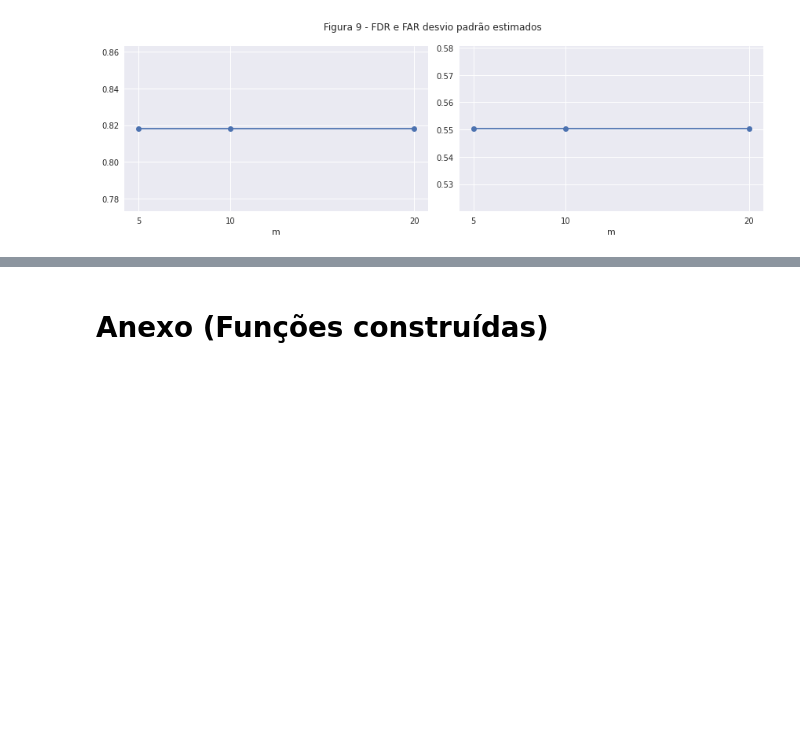
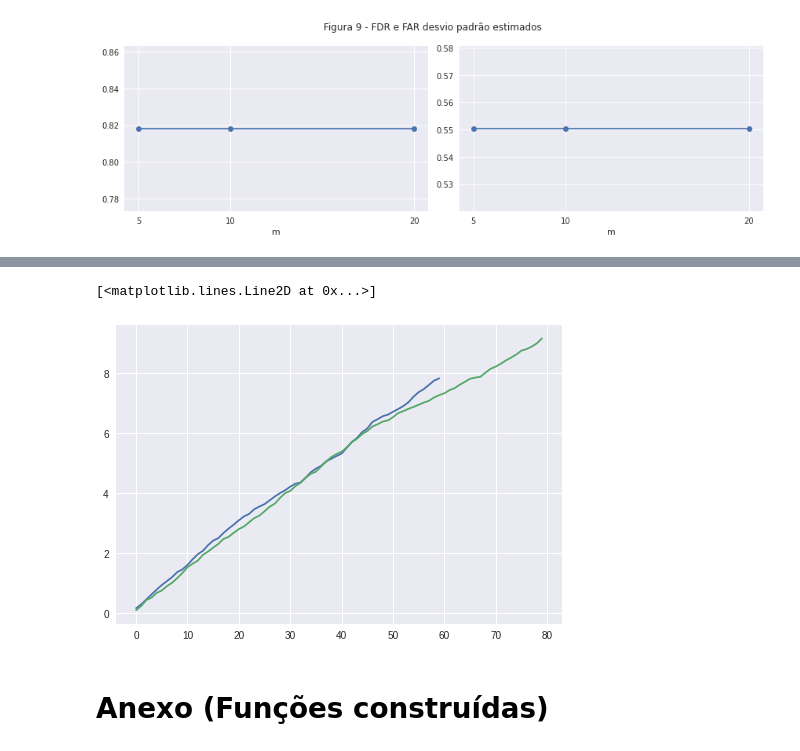
Before and after one commit to ifribeiro/TEI-EstApl, a Jupyter notebook: EPC10.ipynb, the cells around one changed output, grey strips where cells are left out. Saved outputs shown, nothing was run; the diff lists cells and outputs as text; code cells hidden in the pictures; blank space fills up the shorter version.

```diff
--- a/EPC10.ipynb
+++ b/EPC10.ipynb
@@ -342,2 +381,13 @@ plt.tight_layout();
+# %%
+m5 = (desvios_normais3 - desvios_normais3.std()).cumsum()
+m5_falha = (desvios_falhas3 - desvios_falhas3.std()).cumsum()
+# m10 = (desvios_normais3 - medias_desvios[1]).cumsum()
+# m20 = (desvios_normais3 - medias_desvios[2]).cumsum()
+# %%
+plt.plot(m5)
+plt.plot(m5_falha)
+# %% [output]
+[<matplotlib.lines.Line2D at 0x...>]
+[figure, added]
 # %% [markdown]
 # Anexo (Funções construídas)
```
Also changed, not shown: parts of 21 cells of this notebook.
